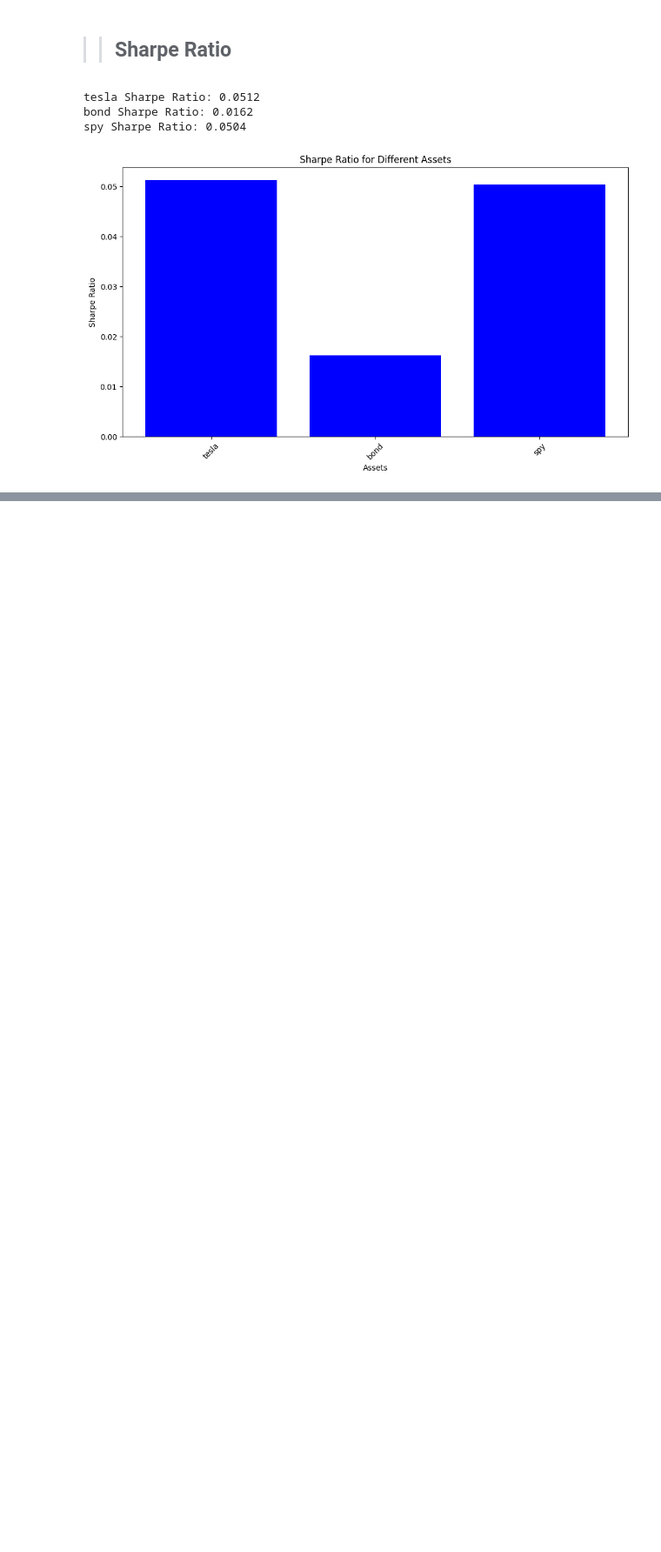
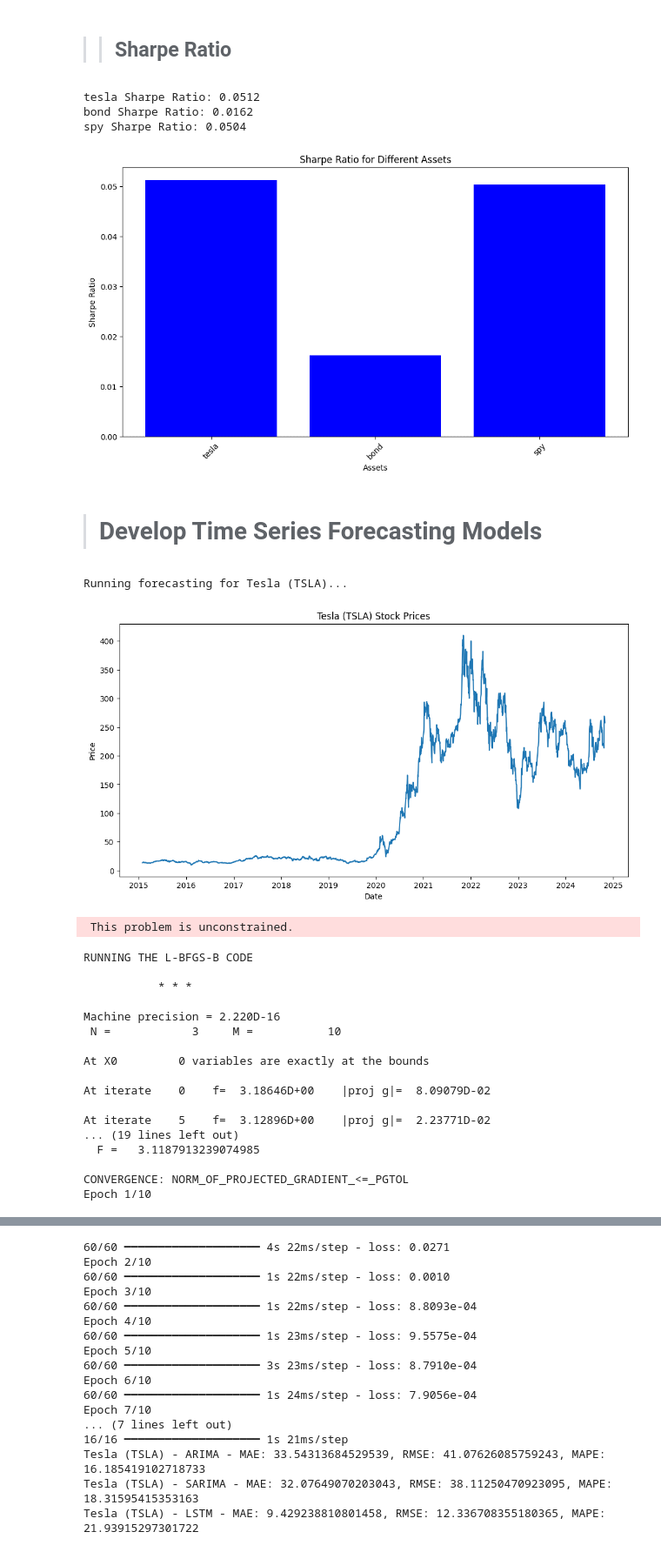
Before and after one commit to amannnnnyyyy/Finance-Forecast-Portfolio-Optimizer, a Jupyter notebook: notebooks/portfoliomgt.ipynb, the cells around one changed output, grey strips where cells are left out. Shown at 87% size. Saved outputs shown, nothing was run; the diff lists cells and outputs as text; code cells hidden in the pictures; blank space fills up the shorter version.

Commit message:
models developed

```diff
--- a/notebooks/portfoliomgt.ipynb
+++ b/notebooks/portfoliomgt.ipynb
@@ -259,3 +268,29 @@ spy Sharpe Ratio: 0.0504
 sharpe_plot(sharpe_values)
 # %% [output]
 [figure]
+# %% [markdown]
+> # Develop Time Series Forecasting Models
+# %%
+# Run forecasting for Tesla
+run_forecasting(all_data['tesla']['Close'], 'Tesla (TSLA)',seasonal_order=(1, 1, 1, 12))
+# %% [output]
+Running forecasting for Tesla (TSLA)...
+[figure, added]
+ This problem is unconstrained.
+RUNNING THE L-BFGS-B CODE
+
+           * * *
+
+Machine precision = 2.220D-16
+ N =            3     M =           10
+
+At X0         0 variables are exactly at the bounds
+
+At iterate    0    f=  3.18646D+00    |proj g|=  8.09079D-02
+
+At iterate    5    f=  3.12896D+00    |proj g|=  2.23771D-02
+... (19 lines left out)
+  F =   3.1187913239074985
+
+CONVERGENCE: NORM_OF_PROJECTED_GRADIENT_<=_PGTOL
+Epoch 1/10
@@ -261,0 +298,17 @@ sharpe_plot(sharpe_values)
+60/60 ━━━━━━━━━━━━━━━━━━━━ 4s 22ms/step - loss: 0.0271
+Epoch 2/10
+60/60 ━━━━━━━━━━━━━━━━━━━━ 1s 22ms/step - loss: 0.0010
+Epoch 3/10
+60/60 ━━━━━━━━━━━━━━━━━━━━ 1s 22ms/step - loss: 8.8093e-04
+Epoch 4/10
+60/60 ━━━━━━━━━━━━━━━━━━━━ 1s 23ms/step - loss: 9.5575e-04
+Epoch 5/10
+60/60 ━━━━━━━━━━━━━━━━━━━━ 3s 23ms/step - loss: 8.7910e-04
+Epoch 6/10
+60/60 ━━━━━━━━━━━━━━━━━━━━ 1s 24ms/step - loss: 7.9056e-04
+Epoch 7/10
+... (7 lines left out)
+16/16 ━━━━━━━━━━━━━━━━━━━━ 1s 21ms/step
+Tesla (TSLA) - ARIMA - MAE: 33.54313684529539, RMSE: 41.07626085759243, MAPE: 16.185419102718733
+Tesla (TSLA) - SARIMA - MAE: 32.07649070203043, RMSE: 38.11250470923095, MAPE: 18.31595415353163
+Tesla (TSLA) - LSTM - MAE: 9.429238810801458, RMSE: 12.336708355180365, MAPE: 21.93915297301722
```
Also changed, not shown: parts of 7 cells of this notebook, 1 other file.
